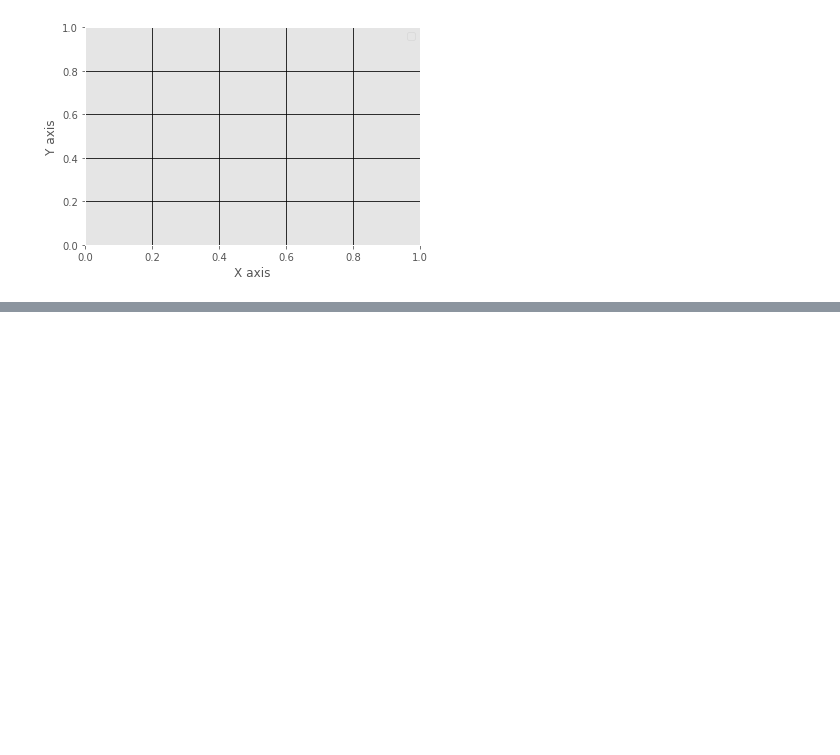
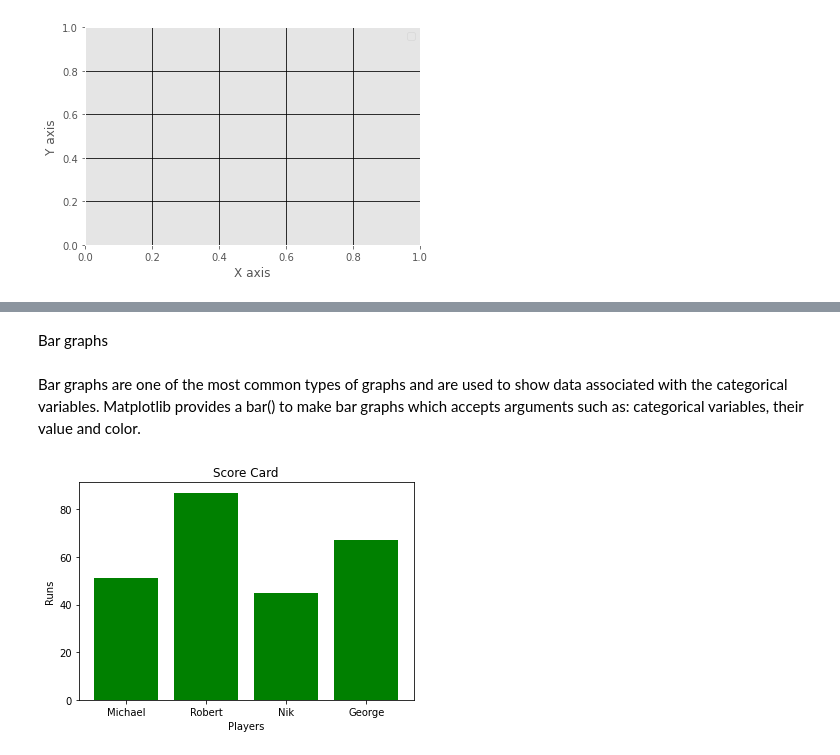
Before and after one commit to Wikistore/Data_Analysis_with_PL, a Jupyter notebook: MatplotlibBasicTutorials.ipynb, the cells around one changed output, grey strips where cells are left out. Cells and saved outputs as stored; diff of their text form; code cells hidden in the pictures; blank space fills up the shorter version.

```diff
--- a/MatplotlibBasicTutorials.ipynb
+++ b/MatplotlibBasicTutorials.ipynb
@@ -310,0 +353,15 @@ No handles with labels found to put in legend.
+# %% [markdown]
+ Bar graphs
+# %% [markdown]
+Bar graphs are one of the most common types of graphs and are used to show data associated with the categorical variables. Matplotlib provides a bar() to make bar graphs which accepts arguments such as: categorical variables, their value and color.
+# %%
+from matplotlib import pyplot as plt
+players = ['Michael','Robert','Nik','George']
+runs = [51,87,45,67]
+plt.bar(players,runs,color = 'green')
+plt.title('Score Card')
+plt.xlabel('Players')
+plt.ylabel('Runs')
+plt.show()
+# %% [output]
+[figure, added]
```
Also changed, not shown: parts of 10 cells of this notebook.
